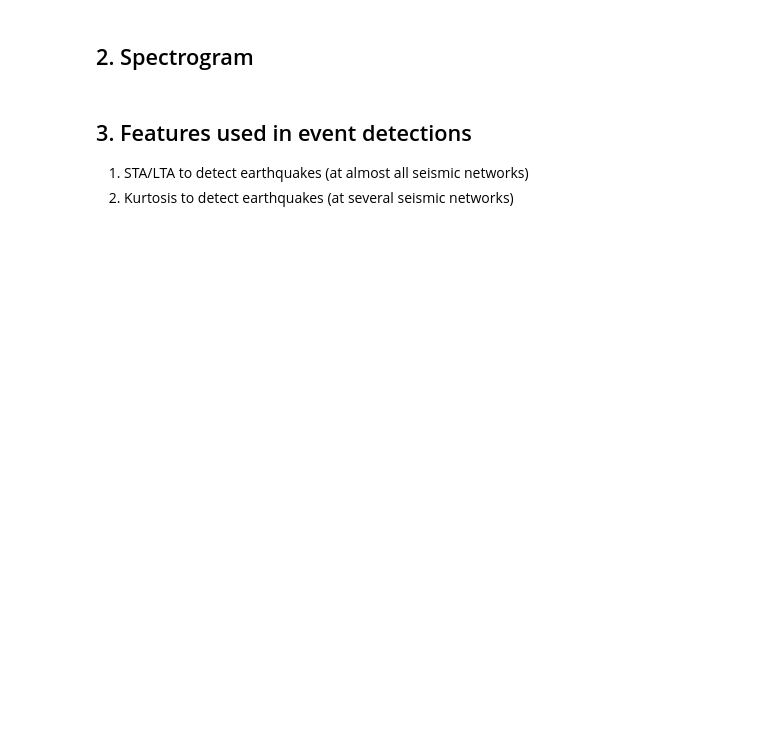
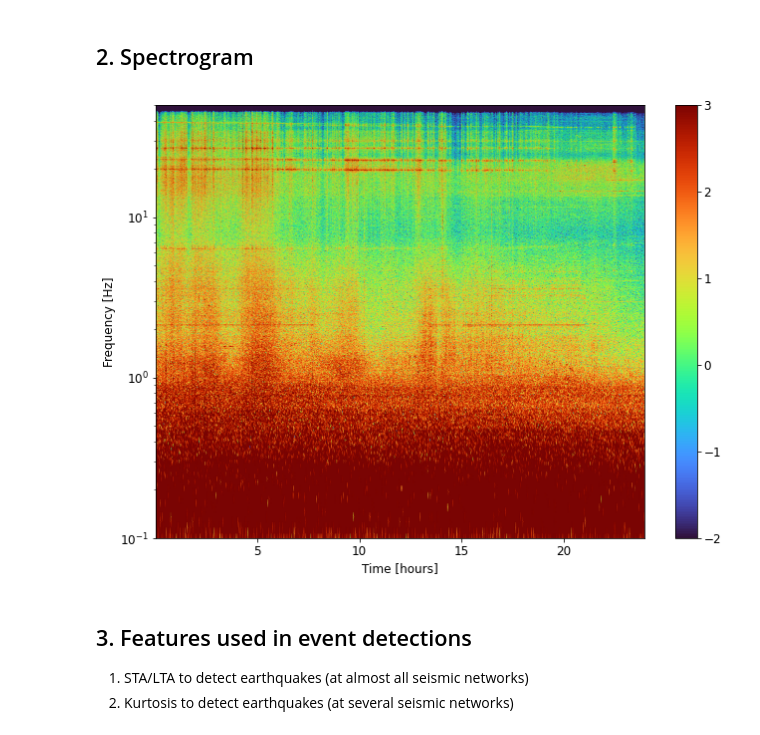
Before and after one commit to UW-geophysics-edu/ESS590_Ambient_seismic_field_SPR2023, a Jupyter notebook: tutorials/tutorial_1_feature_exraction.ipynb, the cells around one changed output. Drawn from its saved outputs; the diff is of its cells as text; code cells hidden in the pictures; blank space fills up the shorter version.

```diff
--- a/tutorials/tutorial_1_feature_exraction.ipynb
+++ b/tutorials/tutorial_1_feature_exraction.ipynb
@@ -70,12 +79,15 @@ ax.set_xlabel('Frequency (Hz)');ax.set_ylabel('Velocity spectrum (m/s)')
 ## 2. Spectrogram
 # %%
 f, t, Sxx = signal.spectrogram(tr[0].data, fs = tr[0].stats.sampling_rate,nperseg=40*256)
-plt.pcolormesh(t/3600, f,np.log10(Sxx),vmin=-2,vmax=3,cmap="turbo")
+plt.pcolormesh(t/3600, f,np.log10(Sxx),vmin=-2,vmax=3,cmap="turbo", shading="gouraud")
 plt.ylabel('Frequency [Hz]')
 plt.xlabel('Time [hours]')
 plt.yscale('log')
 plt.ylim([0.1,50])
+plt.colorbar(label="")
 plt.show()
+# %% [output]
+[figure, added]
 # %% [markdown]
 ## 3. Features used in event detections
 
```
Also changed, not shown: parts of 13 cells of this notebook, 1 other file.
